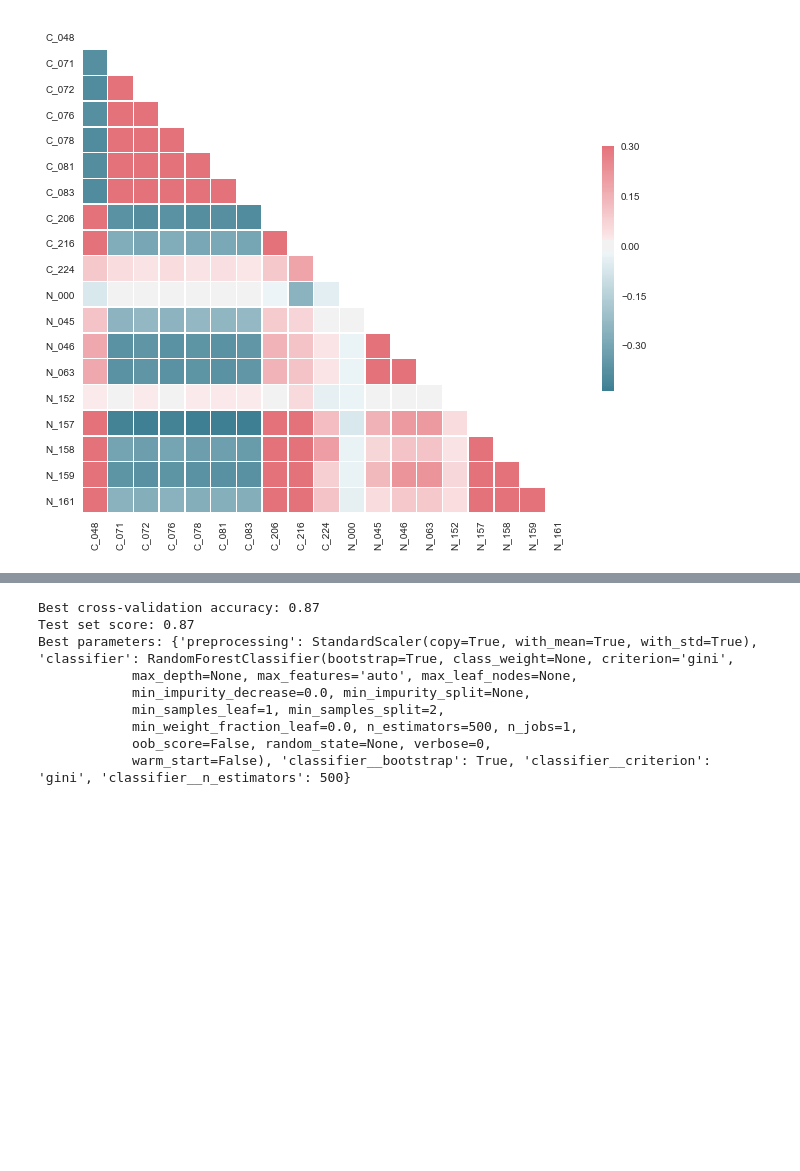
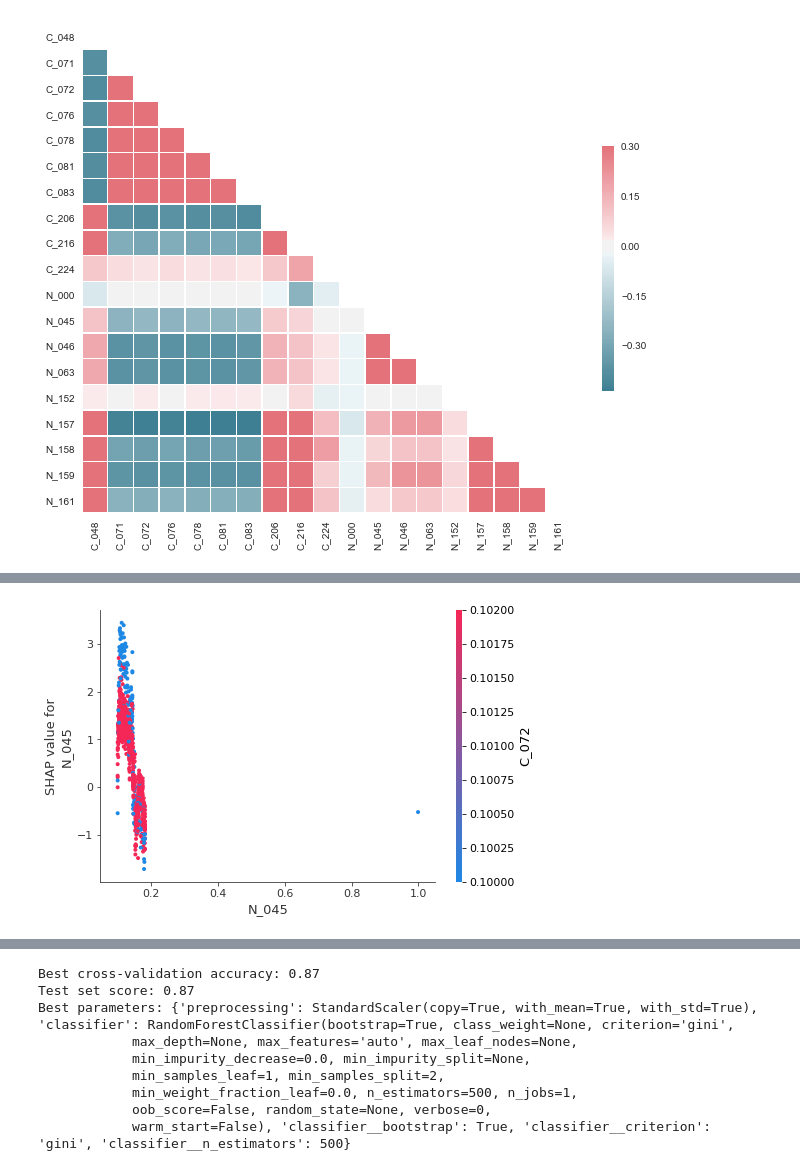
Before and after one commit to chinfang/graduation-project, a Jupyter notebook: fraud_all.ipynb, the cells around one changed output, grey strips where cells are left out. Cells and saved outputs as stored; diff of their text form; code cells hidden in the pictures; blank space fills up the shorter version.

```diff
--- a/fraud_all.ipynb
+++ b/fraud_all.ipynb
@@ -248,0 +428,4 @@ sns.heatmap(corr, mask=mask, cmap=cmap, vmax=.3, center=0,
+# %%
+shap.dependence_plot("N_045", shap_values_xgb_Mo0[:, 0, :], X_valid_selected.iloc[Mo0,:].loc[Mo0_sample.index])
+# %% [output]
+[figure, added]
```
Also changed, not shown: parts of 43 cells of this notebook.
